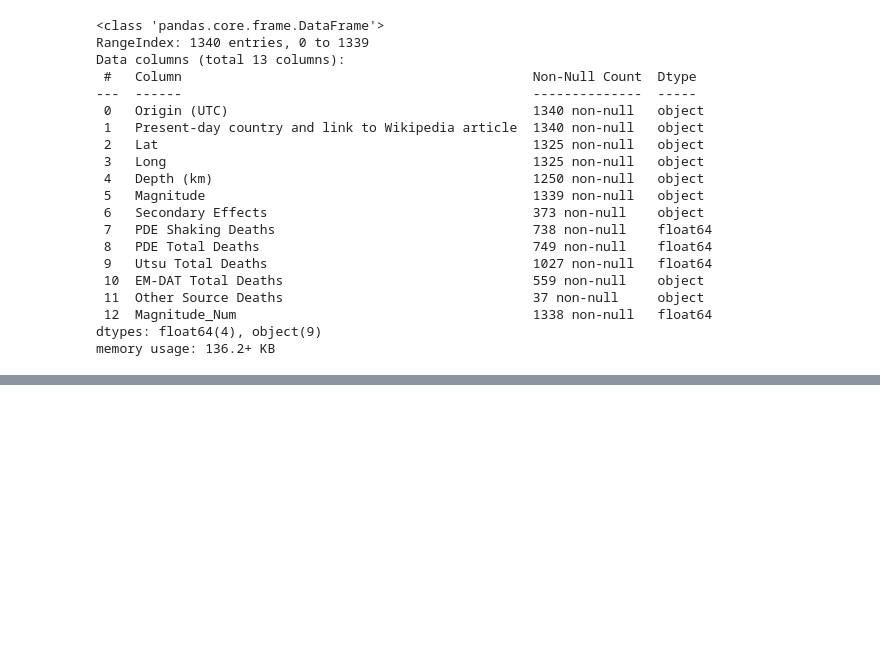
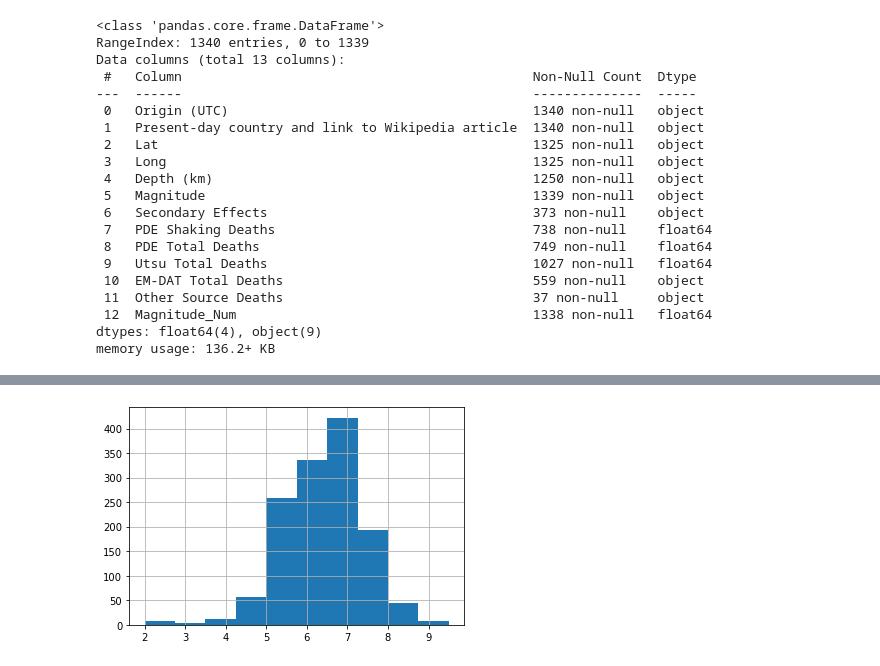
Before and after one commit to ocnrandolph/TNEG_Earthquakes, a Jupyter notebook: notebooks/dq3-TNEG-ONR-cleaning.ipynb, the cells around one changed output, grey strips where cells are left out. Cells and saved outputs as stored; diff of their text form; code cells hidden in the pictures; blank space fills up the shorter version.

```diff
--- a/notebooks/dq3-TNEG-ONR-cleaning.ipynb
+++ b/notebooks/dq3-TNEG-ONR-cleaning.ipynb
@@ -100,0 +132,5 @@ memory usage: 136.2+ KB
+# %%
+# Get rid of any parenthentical expressions
+earthquakes.columns = ['origin_utc', 'country', 'lat', 'long', 'depth_km', 'magnitude', 'secondary_effects', 'pde_shaking_deaths', 'pde_total_deaths', 'utsu_total_deaths', 'em_dat_total_deaths', 'other_source_deaths', 'magnitude_num']
+# %%
+earthquakes.country = earthquakes.country.str.replace(r' \([^)]*\)', '')
@@ -100,0 +180,6 @@ memory usage: 136.2+ KB
+# %%
+earthquakes['magnitude_num'].hist();
+#gdp_and_internet_use_2014.plot(kind='scatter', x="Internet_Users_Pct", y='Log_GDP_Per_Capita');
+#gdp_2014['GDP_Per_Capita'].hist(bins = 25);
+# %% [output]
+[figure, added]
```
Also changed, not shown: parts of 5 cells of this notebook, 1 other file.
